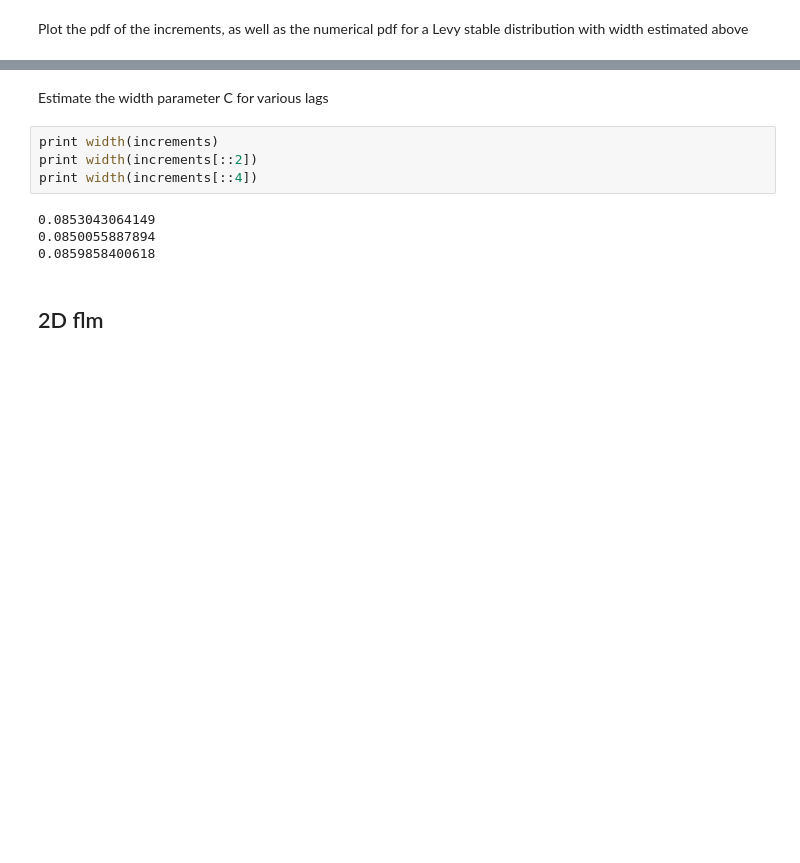
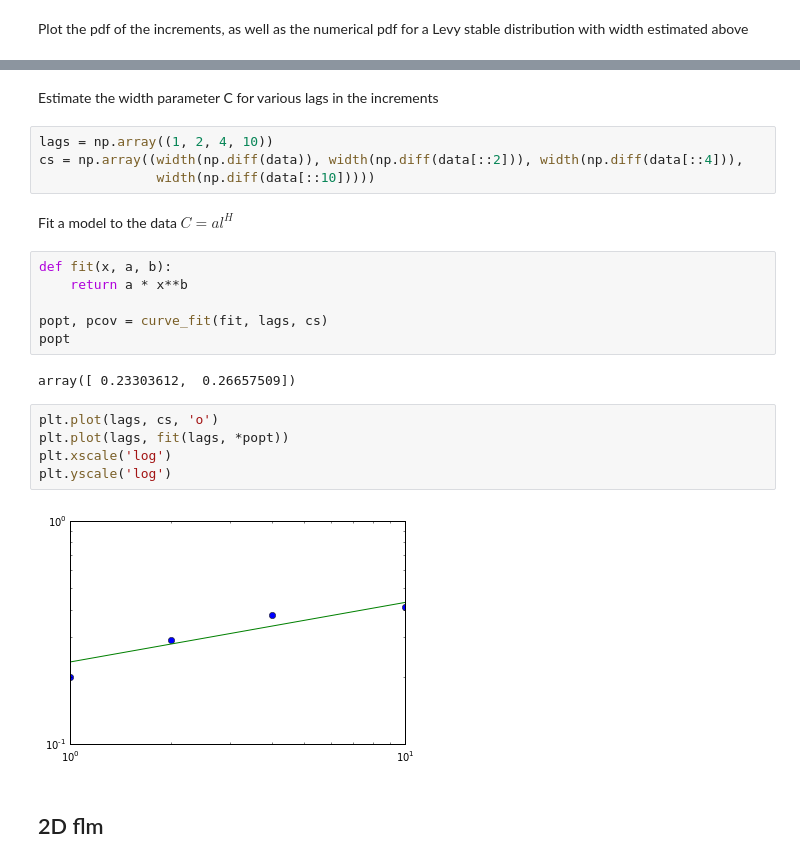
Before and after one commit to cpgr/flm, a Jupyter notebook: flmTesting.ipynb, the cells around one changed output, grey strips where cells are left out. Drawn from its saved outputs; the diff is of its cells as text; blank space fills up the shorter version.

```diff
--- a/flmTesting.ipynb
+++ b/flmTesting.ipynb
@@ -65,13 +66,26 @@ plt.legend()
 # %% [markdown]
-Estimate the width parameter C for various lags
+Estimate the width parameter C for various lags in the increments
-# %%
-print width(increments)
-print width(increments[::2])
-print width(increments[::4])
-# %% [output]
-0.0853043064149
-0.0850055887894
-0.0859858400618
+# %%
+lags = np.array((1, 2, 4, 10))
+cs = np.array((width(np.diff(data)), width(np.diff(data[::2])), width(np.diff(data[::4])),
+               width(np.diff(data[::10]))))
+# %% [markdown]
+Fit a model to the data $C = a l^H$
+# %%
+def fit(x, a, b):
+    return a * x**b
+
+popt, pcov = curve_fit(fit, lags, cs)
+popt
+# %% [output]
+array([ 0.23303612,  0.26657509])
+# %%
+plt.plot(lags, cs, 'o')
+plt.plot(lags, fit(lags, *popt))
+plt.xscale('log')
+plt.yscale('log')
+# %% [output]
+[figure, added]
 # %% [markdown]
 ## 2D flm
 # %%
```
Also changed, not shown: parts of 5 cells of this notebook, 1 other file.
